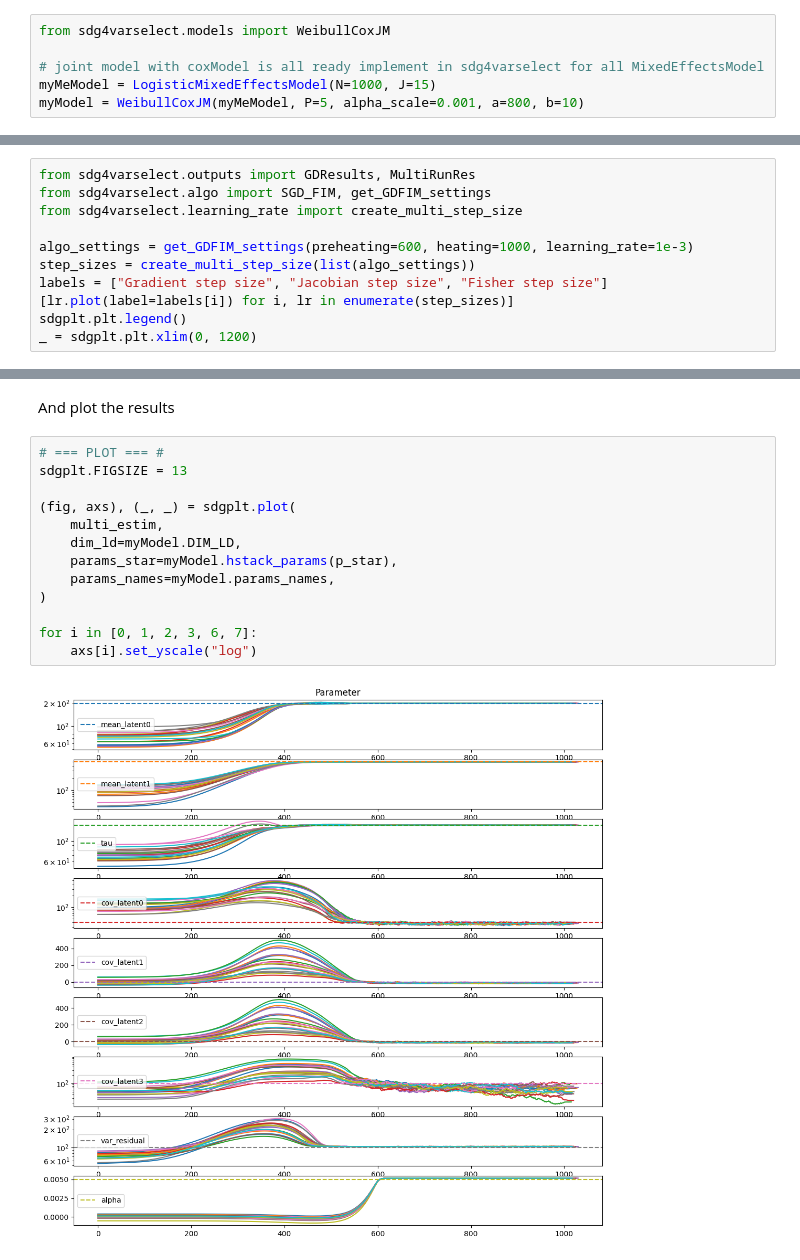
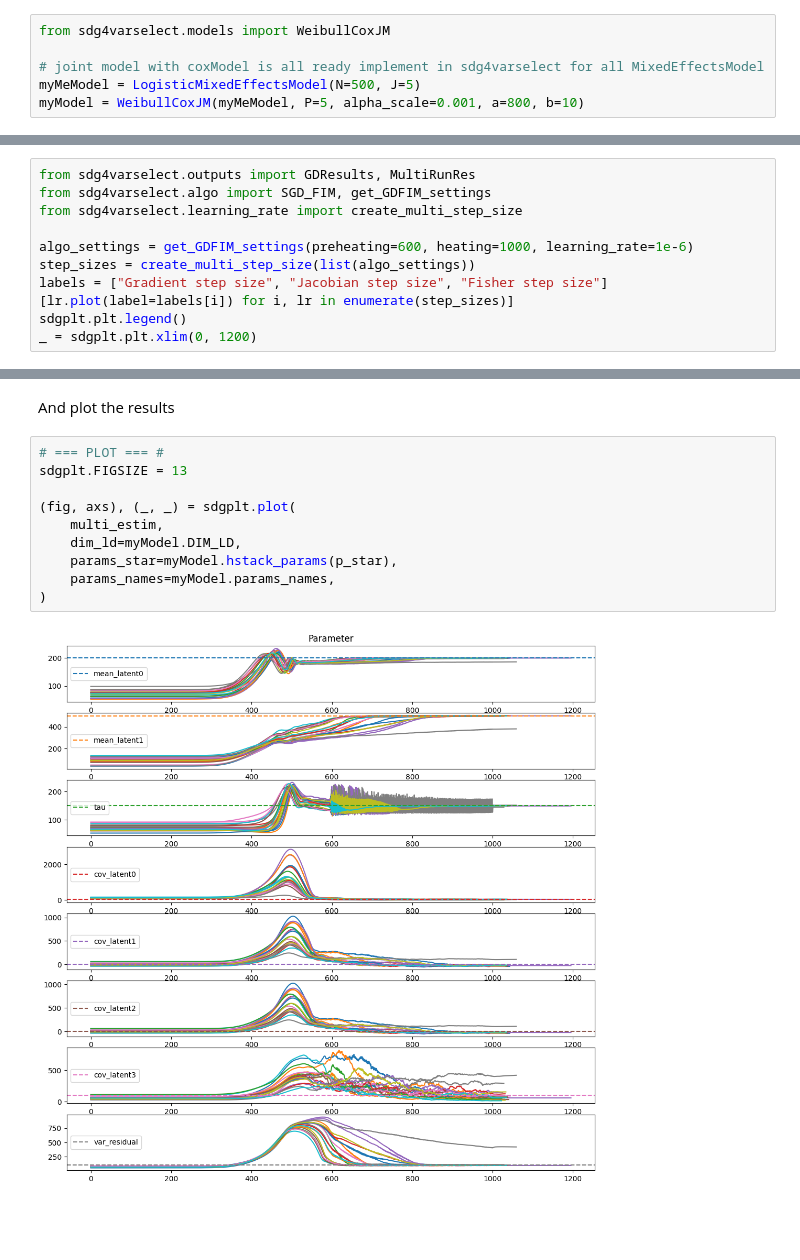
Before and after one commit to caillebotteAntoine/sdg4varselect, a Jupyter notebook: examples/joint_model.ipynb, the cells around one changed output, grey strips where cells are left out. Drawn from its saved outputs; the diff is of its cells as text; blank space fills up the shorter version.

```diff
--- a/examples/joint_model.ipynb
+++ b/examples/joint_model.ipynb
@@ -111,5 +111,5 @@ where : $h_{0}(t)= b a^{-b} t^{b-1}$ with $a=80$ and $b=35$
 from sdg4varselect.models import WeibullCoxJM
 
 # joint model with coxModel is all ready implement in sdg4varselect for all MixedEffectsModel
-myMeModel = LogisticMixedEffectsModel(N=1000, J=15)
+myMeModel = LogisticMixedEffectsModel(N=500, J=5)
 myModel = WeibullCoxJM(myMeModel, P=5, alpha_scale=0.001, a=800, b=10)
@@ -144,7 +146,7 @@ from sdg4varselect.outputs import GDResults, MultiRunRes
 from sdg4varselect.algo import SGD_FIM, get_GDFIM_settings
 from sdg4varselect.learning_rate import create_multi_step_size
 
-algo_settings = get_GDFIM_settings(preheating=600, heating=1000, learning_rate=1e-3)
+algo_settings = get_GDFIM_settings(preheating=600, heating=1000, learning_rate=1e-6)
 step_sizes = create_multi_step_size(list(algo_settings))
 labels = ["Gradient step size", "Jacobian step size", "Fisher step size"]
 [lr.plot(label=labels[i]) for i, lr in enumerate(step_sizes)]
@@ -191,15 +193,12 @@ And plot the results
 # %%
 # === PLOT === #
 sdgplt.FIGSIZE = 13
 
 (fig, axs), (_, _) = sdgplt.plot(
     multi_estim,
     dim_ld=myModel.DIM_LD,
     params_star=myModel.hstack_params(p_star),
     params_names=myModel.params_names,
 )
-
-for i in [0, 1, 2, 3, 6, 7]:
-    axs[i].set_yscale("log")
 # %% [output]
-[figure, old version]
+[figure, new version]
```
Also changed, not shown: parts of 8 cells of this notebook, 30 other files.
